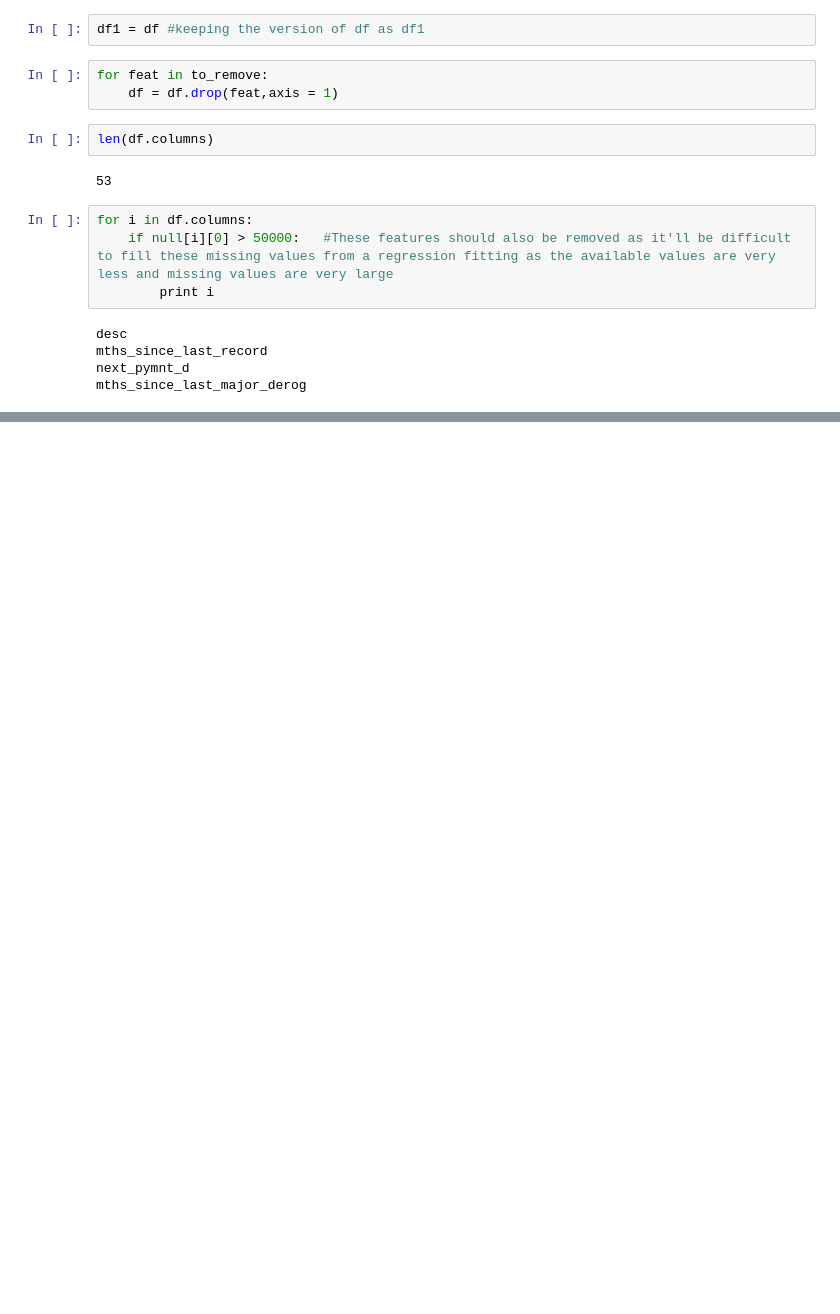
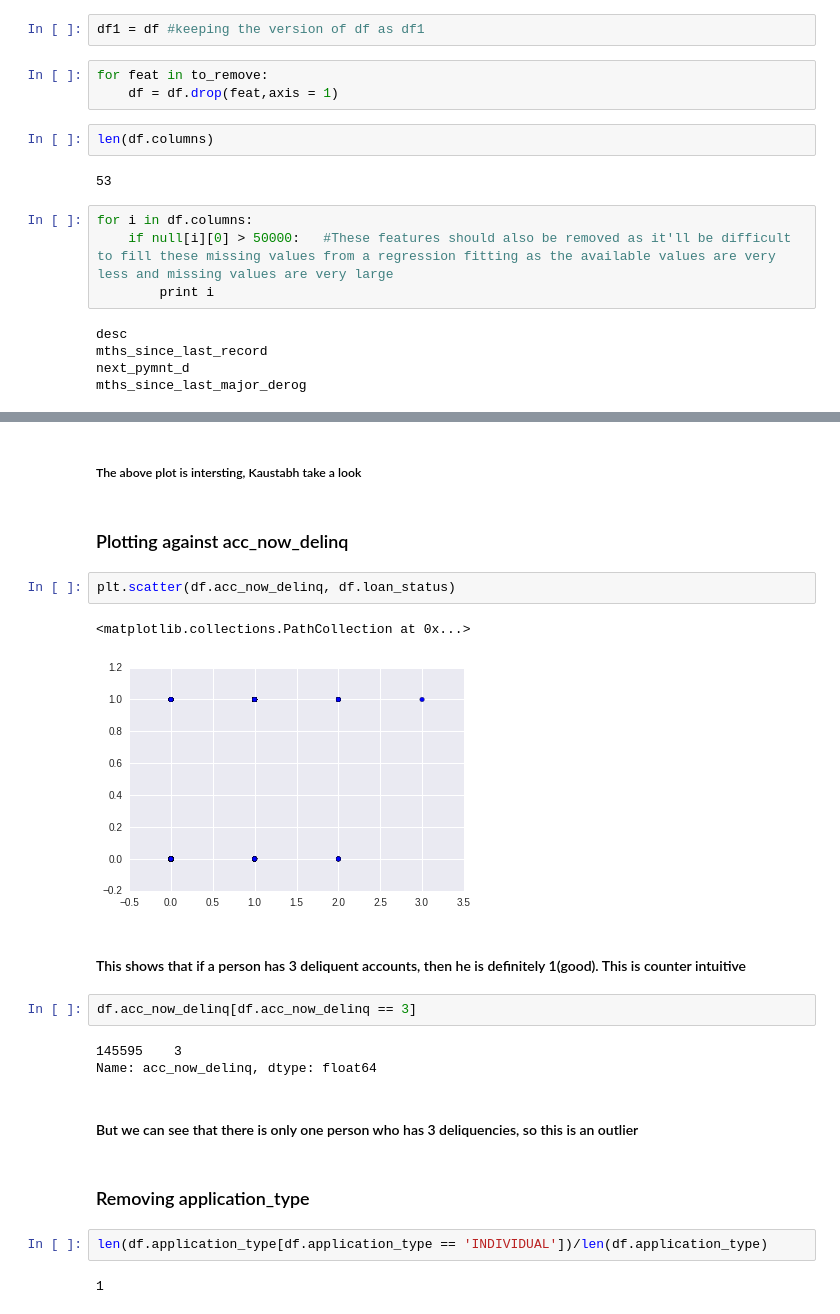
Before and after one commit to aligeekk/loan_evaluation, a Jupyter notebook: lending_club_analysis.ipynb, the cells around one changed output, grey strips where cells are left out. Cells and saved outputs as stored; diff of their text form; blank space fills up the shorter version.

```diff
--- a/lending_club_analysis.ipynb
+++ b/lending_club_analysis.ipynb
@@ -553,0 +594,24 @@ mths_since_last_major_derog
+# %% [markdown]
+##### The above plot is intersting, Kaustabh take a look
+# %% [markdown]
+### Plotting against acc_now_delinq
+# %%
+plt.scatter(df.acc_now_delinq, df.loan_status)
+# %% [output]
+<matplotlib.collections.PathCollection at 0x...>
+[figure, added]
+# %% [markdown]
+#### This shows that if a person has 3 deliquent accounts, then he is definitely 1(good). This is counter intuitive
+# %%
+df.acc_now_delinq[df.acc_now_delinq == 3]
+# %% [output]
+145595    3
+Name: acc_now_delinq, dtype: float64
+# %% [markdown]
+#### But we can see that there is only one person who has 3 deliquencies, so this is an outlier
+# %% [markdown]
+### Removing application_type
+# %%
+len(df.application_type[df.application_type == 'INDIVIDUAL'])/len(df.application_type)
+# %% [output]
+1
```
Also changed, not shown: parts of 54 cells of this notebook.
